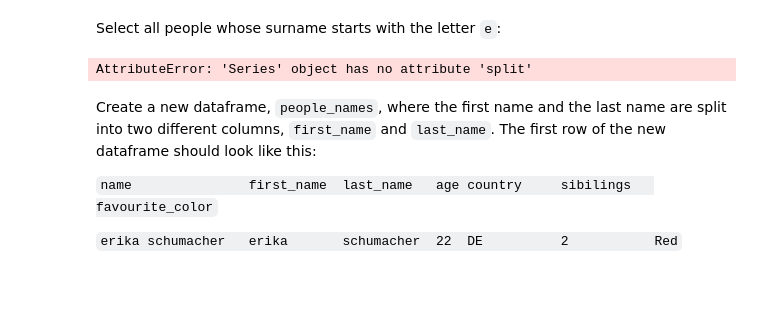
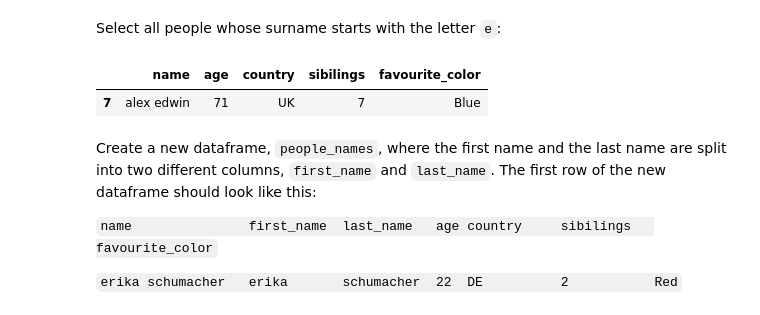
Before and after one commit to anja0440/jupyter-nb-section-2, a Jupyter notebook: pandas/33dcae23fd3d4c9abe14c6b5aab11f4cpandas-platform-files/pandas-platform-files/pandas-str-challenges.ipynb, the cells around one changed output. Saved outputs shown, nothing was run; the diff lists cells and outputs as text; code cells hidden in the pictures; blank space fills up the shorter version.

```diff
--- a/pandas/33dcae23fd3d4c9abe14c6b5aab11f4cpandas-platform-files/pandas-platform-files/pandas-str-challenges.ipynb
+++ b/pandas/33dcae23fd3d4c9abe14c6b5aab11f4cpandas-platform-files/pandas-platform-files/pandas-str-challenges.ipynb
@@ -181,9 +181,10 @@ people.loc[people.name.str.len()>12,]
 # %% [markdown]
 Select all people whose surname starts with the letter `e`:
 # %%
-people.loc[people.name.split()[1].str.startswith('e'),]
+people.loc[people.name.str.split().str[1].str.startswith('e'),]
 # %% [output]
-AttributeError: 'Series' object has no attribute 'split'
+|  | name | age | country | sibilings | favourite_color |
+| 7 | alex edwin | 71 | UK | 7 | Blue |
 # %% [markdown]
 Create a new dataframe, `people_names`, where the first name and the last name are split into two different columns, `first_name` and `last_name`. The first row of the new dataframe should look like this:
 
```
Also changed, not shown: parts of 4 cells of this notebook.
